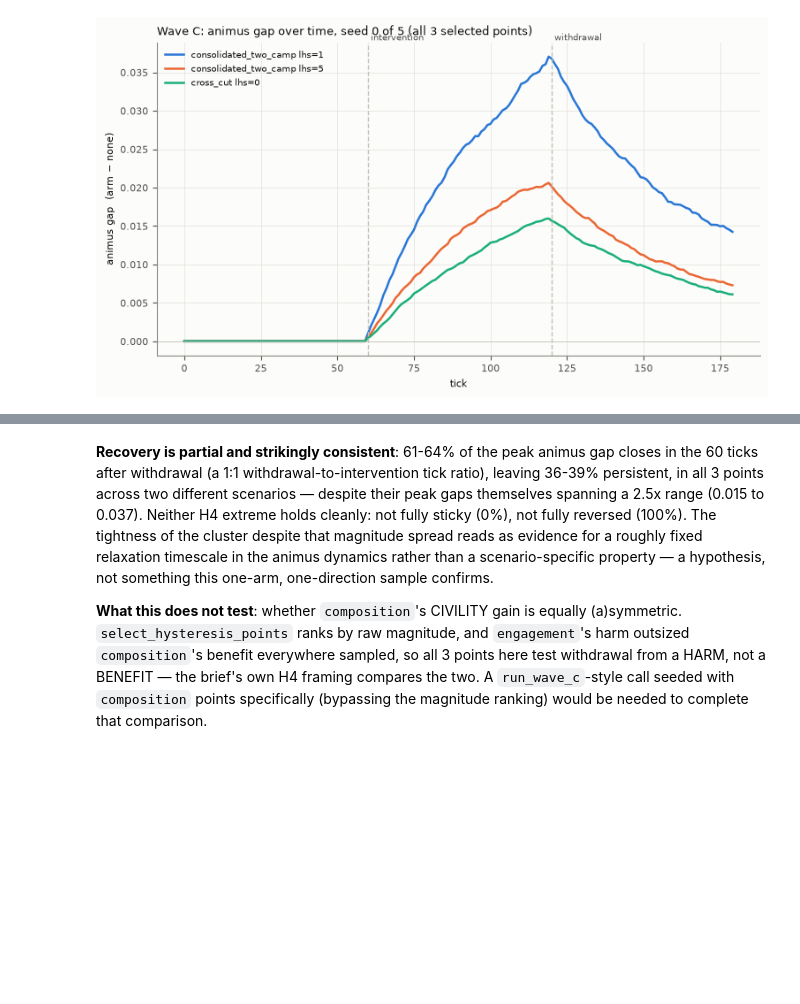
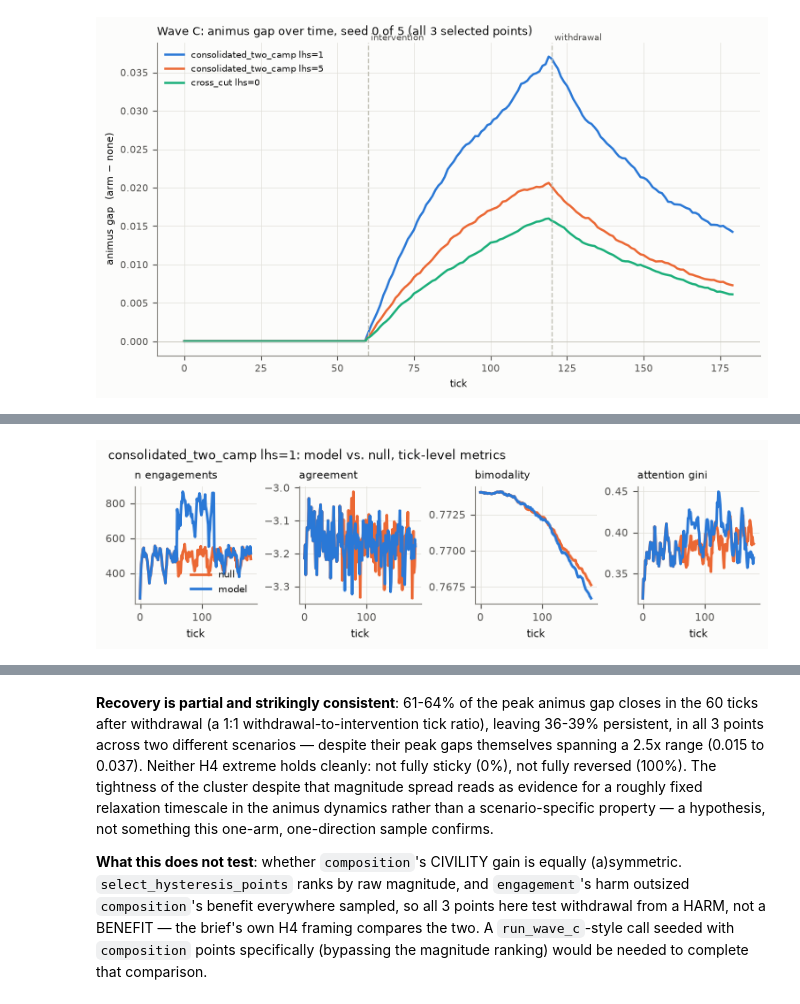
Before and after one commit to lrodeck/Network-Simulation, a Jupyter notebook: notebooks/experiment_03_bubble_intervention.ipynb, the cells around one changed output, grey strips where cells are left out. Saved outputs shown, nothing was run; the diff lists cells and outputs as text; code cells hidden in the pictures; blank space fills up the shorter version.

```diff
--- a/notebooks/experiment_03_bubble_intervention.ipynb
+++ b/notebooks/experiment_03_bubble_intervention.ipynb
@@ -249,8 +383,6 @@ targeting outsizes `composition`'s hostility-decreasing effect everywhere
 Wave B sampled, so this wave tests recovery from a HARM, not from a benefit.
 # %%
 from discourse_lab.experiments.experiment03_bubble_intervention import (
-    base_config,
-    dial_config,
     run_arm,
     select_hysteresis_points,
 )
@@ -263,6 +395,7 @@ INTERVENTION_TICK, WITHDRAWAL_TICK, N_TICKS_TOTAL = 60, 120, 180
 # instead of the two snapshots (`peak_gap`/`final_gap`) `run_hysteresis` kept.
 with styled():
     fig, ax = plt.subplots(figsize=(7.5, 4.2))
+    handles_seed0 = []
     for point, color in zip(points, series_colors(len(points))):
         burn_in = dial_config(
             base_config(1000, N_TICKS_TOTAL), affective=point["affective"],
@@ -274,6 +407,7 @@ with styled():
             burn_in, point["arm"], 0, intervention_tick=INTERVENTION_TICK, n_ticks_total=N_TICKS_TOTAL,
             targeting_mode=point["targeting_mode"], withdrawal_tick=WITHDRAWAL_TICK,
         )
+        handles_seed0.append((point, handle_arm, handle_none))
         none_traj = handle_none.traits_used(none_cfg).group_by("t").agg(pl.col("animus").mean().alias("none")).sort("t")
         arm_traj = handle_arm.traits_used(arm_cfg).group_by("t").agg(pl.col("animus").mean().alias("arm_")).sort("t")
         gap = arm_traj.join(none_traj, on="t").with_columns((pl.col("arm_") - pl.col("none")).alias("gap")).sort("t")
@@ -297,3 +445,14 @@ plt.show()
+# %%
+biggest_point, biggest_arm_handle, biggest_none_handle = handles_seed0[0]
+fig = fig_metric_trajectories(
+    biggest_arm_handle, biggest_none_handle,
+    metrics=("n_engagements", "agreement", "bimodality", "attention_gini"),
+    title=f"{biggest_point['scenario']} lhs={biggest_point['lhs_index']}: model vs. null, tick-level metrics",
+)
+display(fig)
+plt.close(fig)
+# %% [output]
+[figure, added]
 # %%
 rec_agg = (
     wave_c.group_by(["scenario", "lhs_index", "arm", "targeting_mode"])
```
Also changed, not shown: parts of 23 cells of this notebook.
